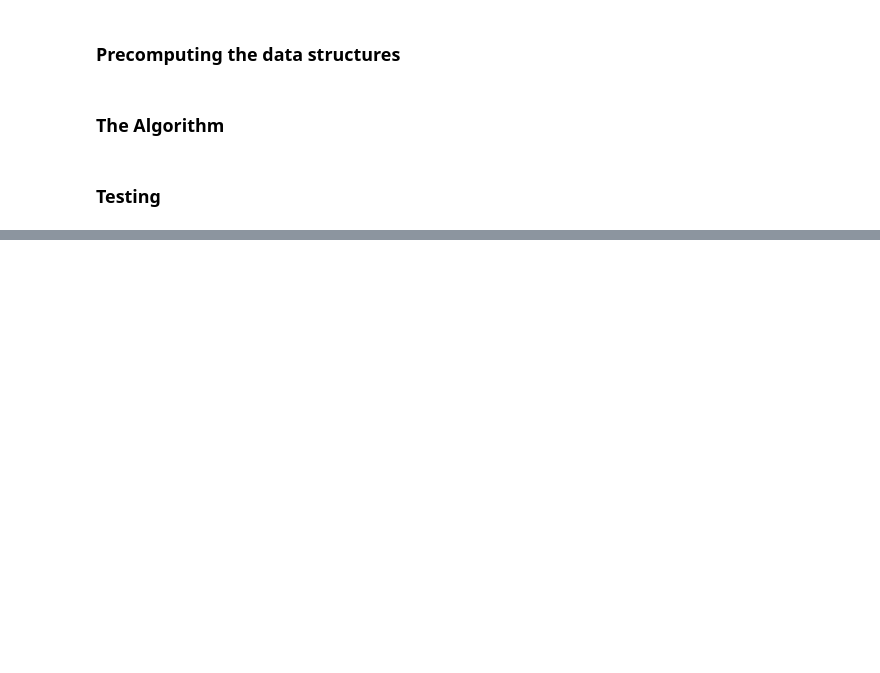
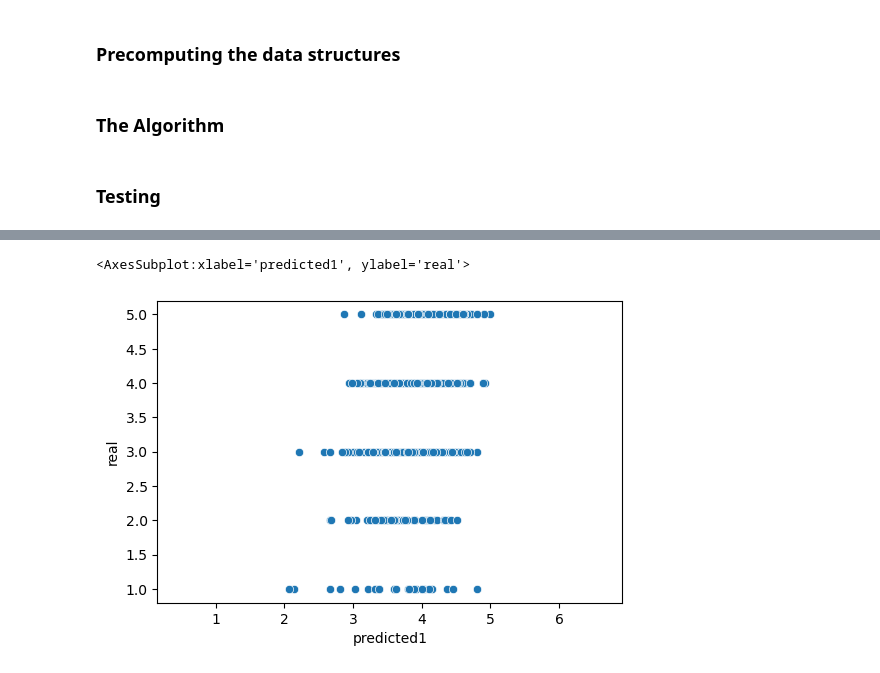
Before and after one commit to kofzera/recomender_project, a Jupyter notebook: goodreads.ipynb, the cells around one changed output, grey strips where cells are left out. Saved outputs shown, nothing was run; the diff lists cells and outputs as text; code cells hidden in the pictures; blank space fills up the shorter version.

```diff
--- a/goodreads.ipynb
+++ b/goodreads.ipynb
@@ -274,0 +347,6 @@ find_the_similars('c3d033014bbcc966551905f1565137ad', 3)
+# %%
+plt.axis('equal')
+sns.scatterplot(data=measurements, x='predicted1', y="real")
+# %% [output]
+<AxesSubplot:xlabel='predicted1', ylabel='real'>
+[figure, added]
```
Also changed, not shown: parts of 17 cells of this notebook.
